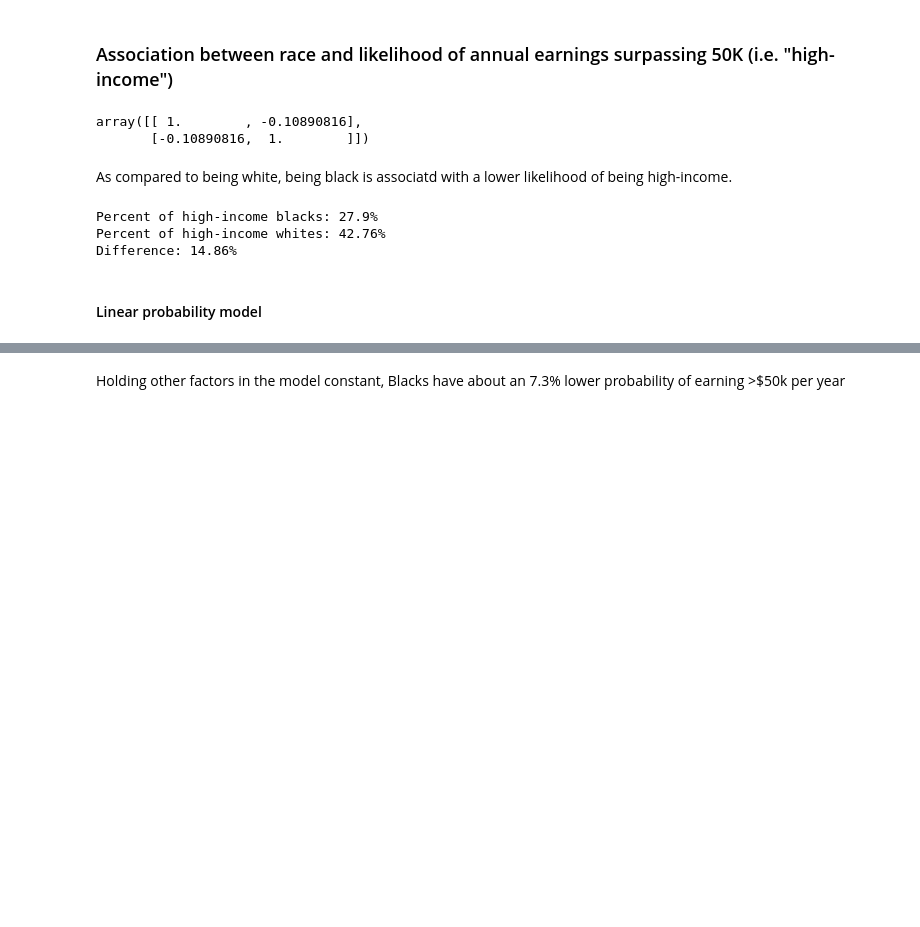
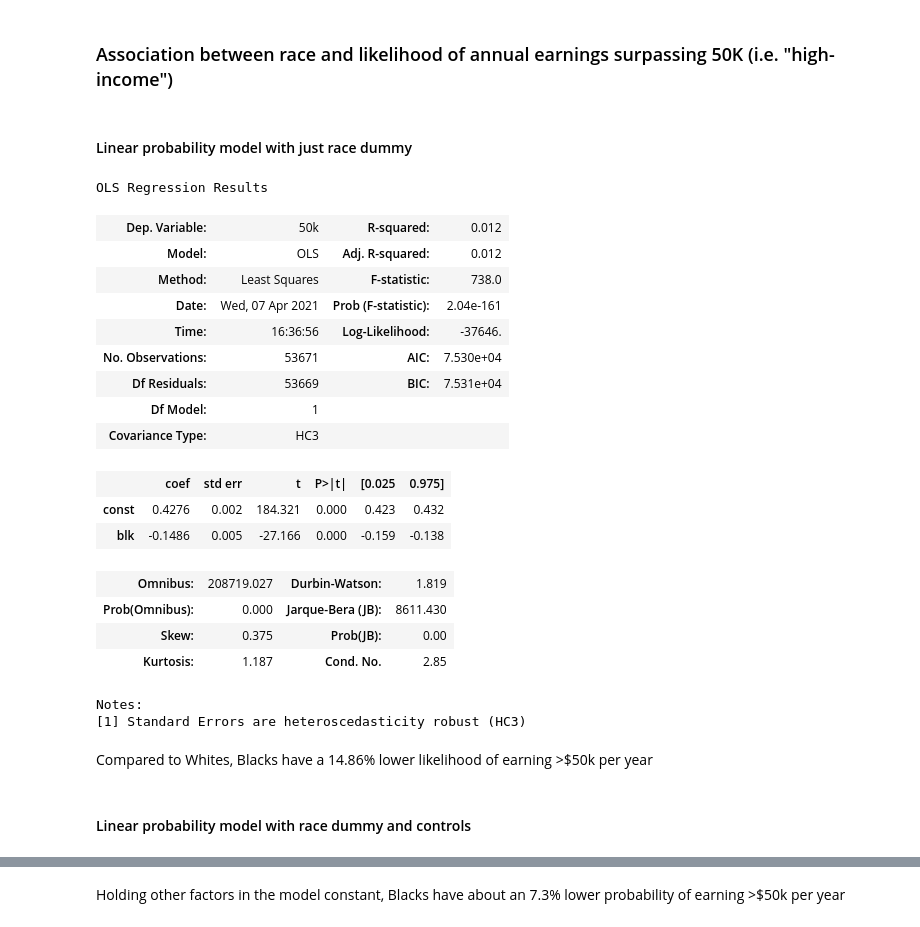
Before and after one commit to kingjosephm/DiscriminationMitigation, a Jupyter notebook: ASEC_2019.ipynb, the cells around one changed output, grey strips where cells are left out. Saved outputs shown, nothing was run; the diff lists cells and outputs as text; code cells hidden in the pictures; blank space fills up the shorter version.

```diff
--- a/ASEC_2019.ipynb
+++ b/ASEC_2019.ipynb
@@ -211,23 +212,37 @@ dtype: object
 # Descriptive differences in earnings by race
 # %% [markdown]
 ### Association between race and likelihood of annual earnings surpassing 50K (i.e. "high-income")
-# %%
-np.corrcoef(df['50k'], df['blk'])
-# %% [output]
-array([[ 1.        , -0.10890816],
-       [-0.10890816,  1.        ]])
-# %% [markdown]
-As compared to being white, being black is associatd with a lower likelihood of being high-income.
-# %%
-print(f"Percent of high-income blacks: {round(df[df.blk==1]['50k'].mean()*100, 2)}%")
-print(f"Percent of high-income whites: {round(df[df.blk==0]['50k'].mean()*100, 2)}%")
-print(f"Difference: {round((df[df.blk==0]['50k'].mean() - df[df.blk==1]['50k'].mean())*100, 2)}%")
-# %% [output]
-Percent of high-income blacks: 27.9%
-Percent of high-income whites: 42.76%
-Difference: 14.86%
 # %% [markdown]
-#### Linear probability model
+#### Linear probability model with just race dummy
+# %%
+y = df['50k'].reset_index(drop=True)
+predictors = df['blk'].astype('int').reset_index(drop=True)
+predictors = sm.add_constant(predictors) # add constant
+sm.OLS(y, predictors, hasconst=True).fit(cov_type='HC3', use_t=True).summary()
+# %% [output]
+OLS Regression Results
+| Dep. Variable: | 50k | R-squared: | 0.012 |
+| Model: | OLS | Adj. R-squared: | 0.012 |
+| Method: | Least Squares | F-statistic: | 738.0 |
+| Date: | Wed, 07 Apr 2021 | Prob (F-statistic): | 2.04e-161 |
+| Time: | 16:36:56 | Log-Likelihood: | -37646. |
+| No. Observations: | 53671 | AIC: | 7.530e+04 |
+| Df Residuals: | 53669 | BIC: | 7.531e+04 |
+| Df Model: | 1 |  |  |
+| Covariance Type: | HC3 |  |  |
+|  | coef | std err | t | P>|t| | [0.025 | 0.975] |
+| const | 0.4276 | 0.002 | 184.321 | 0.000 | 0.423 | 0.432 |
+| blk | -0.1486 | 0.005 | -27.166 | 0.000 | -0.159 | -0.138 |
+| Omnibus: | 208719.027 | Durbin-Watson: | 1.819 |
+| Prob(Omnibus): | 0.000 | Jarque-Bera (JB): | 8611.430 |
+| Skew: | 0.375 | Prob(JB): | 0.00 |
+| Kurtosis: | 1.187 | Cond. No. | 2.85 |
+Notes:
+[1] Standard Errors are heteroscedasticity robust (HC3)
+# %% [markdown]
+Compared to Whites, Blacks have a 14.86% lower likelihood of earning >$50k per year
+# %% [markdown]
+#### Linear probability model with race dummy and controls
 # %%
 y = df['50k'].reset_index(drop=True)
 predictors = df[['blk', 'AGE', 'AGE2', 'AGE3', 'pt']].reset_index(drop=True)
```
Also changed, not shown: parts of 44 cells of this notebook.
